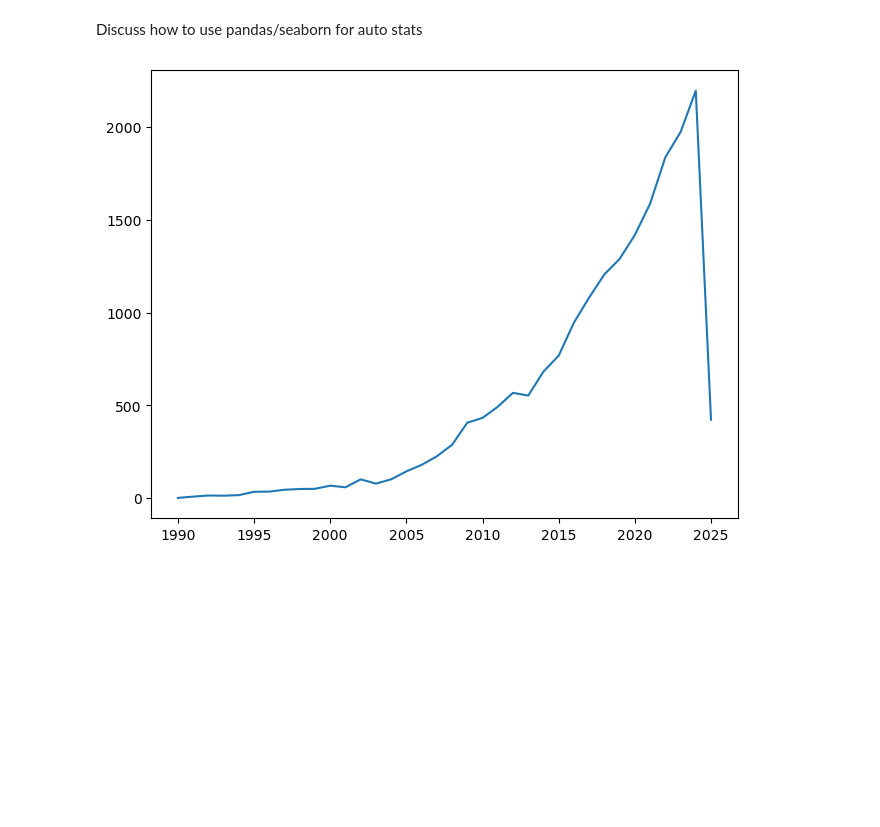
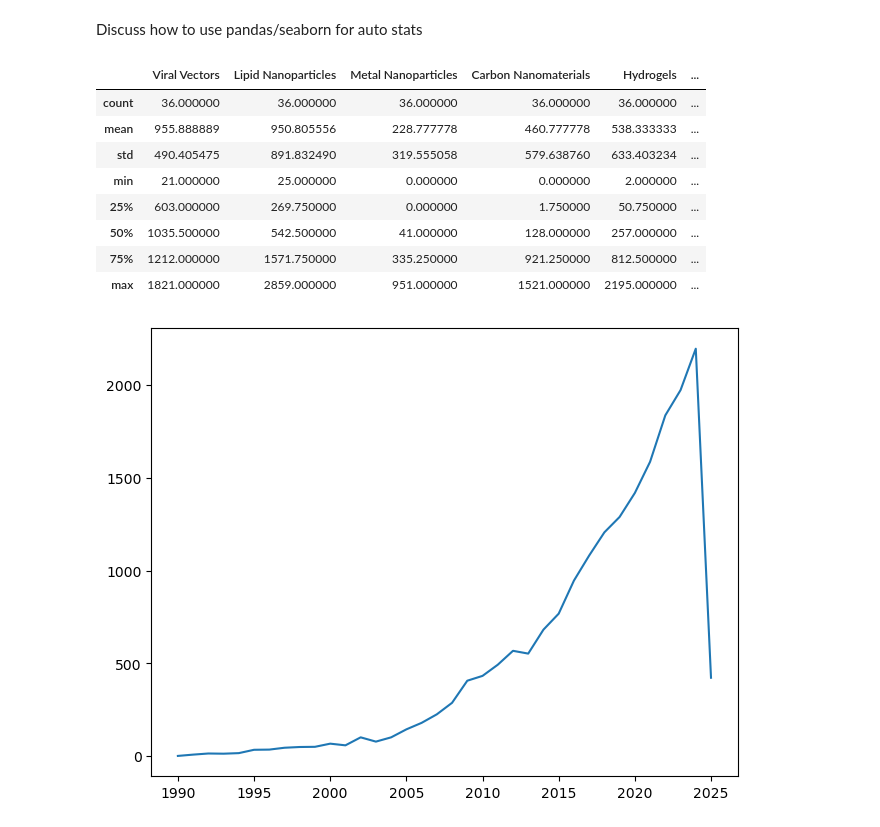
Before and after one commit to jkantorow/nucommlab-datavis-workshop, a Jupyter notebook: day-3/importing_data_with_pandas.ipynb, the cells around one changed output. Drawn from its saved outputs; the diff is of its cells as text; code cells hidden in the pictures; blank space fills up the shorter version.

```diff
--- a/day-3/importing_data_with_pandas.ipynb
+++ b/day-3/importing_data_with_pandas.ipynb
@@ -51,0 +58,3 @@ Name: Year, dtype: int64
+# %%
+data = pd.read_csv('pub_trend_example_data.csv', index_col='Year')
+data.head()
@@ -52,5 +81,17 @@ Name: Year, dtype: int64
 # %% [markdown]
 Discuss how to use pandas/seaborn for auto stats
+# %%
+data.describe()
+# %% [output]
+|  | Viral Vectors | Lipid Nanoparticles | Metal Nanoparticles | Carbon Nanomaterials | Hydrogels | ... |
+| count | 36.000000 | 36.000000 | 36.000000 | 36.000000 | 36.000000 | ... |
+| mean | 955.888889 | 950.805556 | 228.777778 | 460.777778 | 538.333333 | ... |
+| std | 490.405475 | 891.832490 | 319.555058 | 579.638760 | 633.403234 | ... |
+| min | 21.000000 | 25.000000 | 0.000000 | 0.000000 | 2.000000 | ... |
+| 25% | 603.000000 | 269.750000 | 0.000000 | 1.750000 | 50.750000 | ... |
+| 50% | 1035.500000 | 542.500000 | 41.000000 | 128.000000 | 257.000000 | ... |
+| 75% | 1212.000000 | 1571.750000 | 335.250000 | 921.250000 | 812.500000 | ... |
+| max | 1821.000000 | 2859.000000 | 951.000000 | 1521.000000 | 2195.000000 | ... |
 # %%
 fig, ax = plt.subplots(layout='constrained')
 
```
Also changed, not shown: parts of 11 cells of this notebook.
